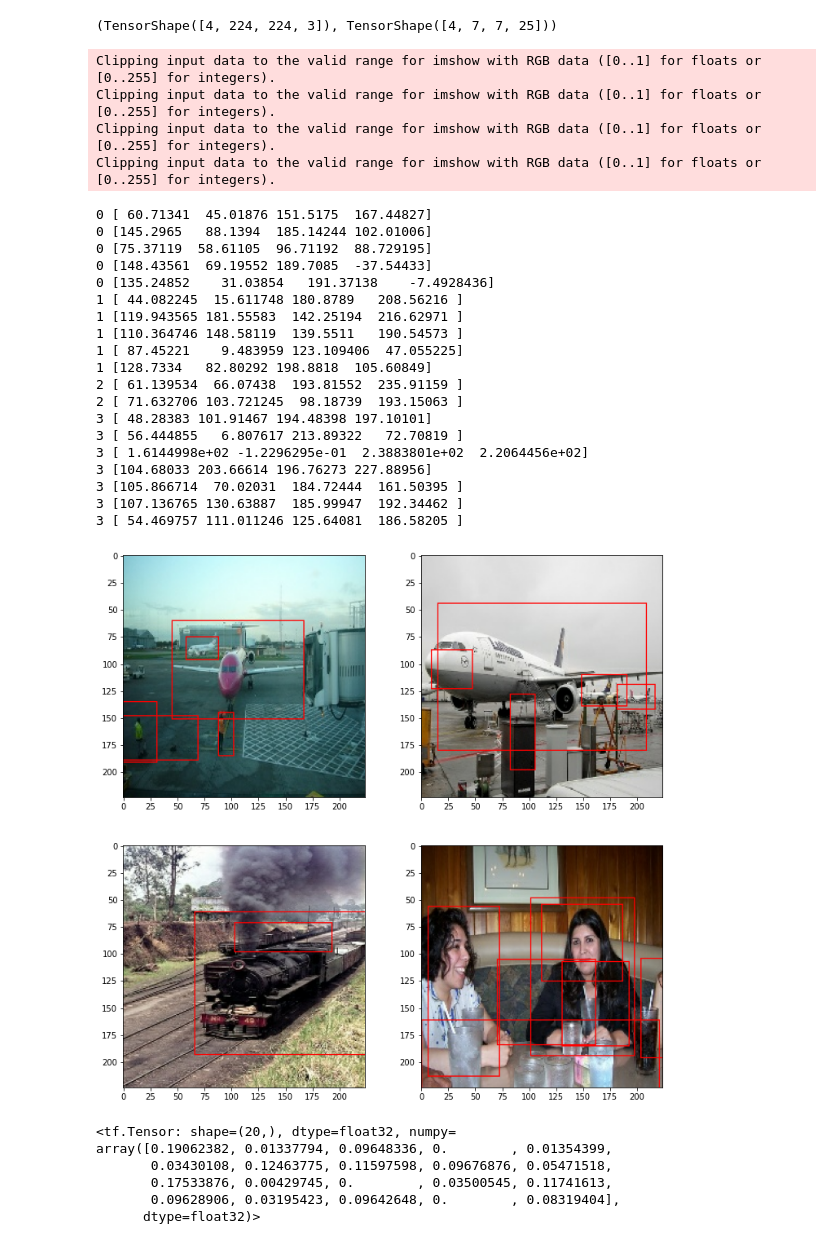
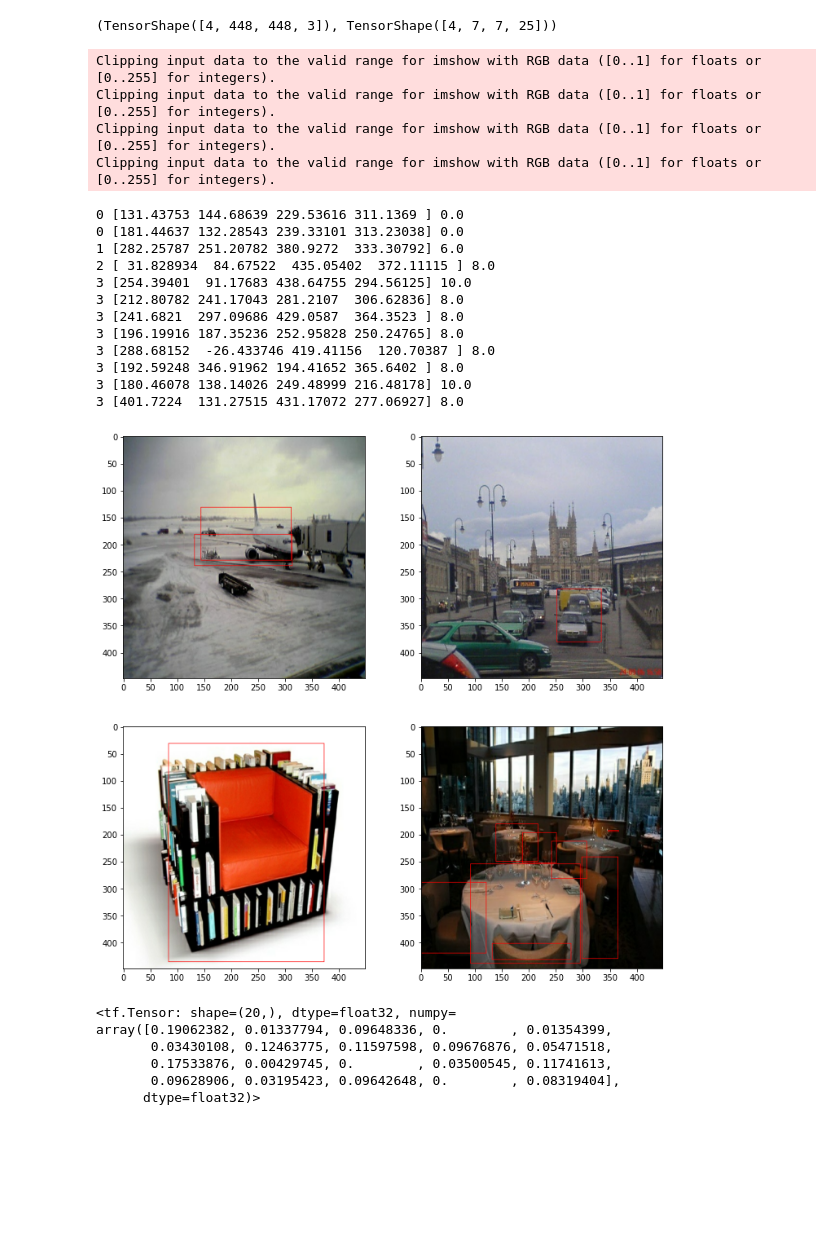
Before and after one commit to kwjinwoo/YOLOv1_Tensorflow2, a Jupyter notebook: test.ipynb, the cells around one changed output. Drawn from its saved outputs; the diff is of its cells as text; code cells hidden in the pictures; blank space fills up the shorter version.

```diff
--- a/test.ipynb
+++ b/test.ipynb
@@ -9,5 +9,5 @@ from utils import data_utils
 from models import network
 # %%
-model = network.build_model()
-model.load_weights('./ckpt/detector')
+model = network.build_model((448, 448, 3))
+model.load_weights('./ckpt/yolo')
 decoder = network.OutputDecoder(score_threshold=0.2)
@@ -15,52 +17,45 @@ decoder = network.OutputDecoder(score_threshold=0.2)
 inputs = model.input
 out = decoder(model.output)
 final_model = keras.models.Model(inputs, out)
+# %%
+train_ds, val_ds = DatasetLoader('./dataset/train_PASCAL2007.tfrecord', './dataset/val_PASCAL2007.tfrecord', 448, 7, 20).get_dataset(4)
 # %%
-val_ds = data_utils.get_val_dataset(batch_size=4)
-train_ds = data_utils.get_train_dataset(batch_size=4)
-for i in train_ds.take(2):
+for i in val_ds.take(4):
     sample = i
 sample[0].shape, sample[1].shape
 # %% [output]
-(TensorShape([4, 224, 224, 3]), TensorShape([4, 7, 7, 25]))
+(TensorShape([4, 448, 448, 3]), TensorShape([4, 7, 7, 25]))
 # %%
 valid_num, nms_boxes, nms_scores, nmsed_classes = final_model.predict(sample[0])
 # %%
 plt.figure(figsize=(12, 12))
 for i in range(4):
-    image = (sample[0][i].numpy() + 1) / 2
-    for box in nms_boxes[i][:valid_num[i]]:
-        print(i, box)
+    image = (sample[0][i].numpy())
+    for box, name in zip(nms_boxes[i][:valid_num[i]], nmsed_classes[i][:valid_num[i]]):
+        print(i, box, name)
         pt1 = (int(box[1]), int(box[0]))
         pt2 = (int(box[3]), int(box[2]))
         image = cv2.rectangle(image, pt1, pt2, (255, 0, 0), 1)
     plt.subplot(2, 2, i + 1)
     plt.imshow(image)
 # %% [output]
 Clipping input data to the valid range for imshow with RGB data ([0..1] for floats or [0..255] for integers).
 Clipping input data to the valid range for imshow with RGB data ([0..1] for floats or [0..255] for integers).
 Clipping input data to the valid range for imshow with RGB data ([0..1] for floats or [0..255] for integers).
 Clipping input data to the valid range for imshow with RGB data ([0..1] for floats or [0..255] for integers).
-0 [ 60.71341  45.01876 151.5175  167.44827]
-0 [145.2965   88.1394  185.14244 102.01006]
-0 [75.37119  58.61105  96.71192  88.729195]
-0 [148.43561  69.19552 189.7085  -37.54433]
-0 [135.24852    31.03854   191.37138    -7.4928436]
-1 [ 44.082245  15.611748 180.8789   208.56216 ]
-1 [119.943565 181.55583  142.25194  216.62971 ]
-1 [110.364746 148.58119  139.5511   190.54573 ]
-1 [ 87.45221    9.483959 123.109406  47.055225]
-1 [128.7334   82.80292 198.8818  105.60849]
-2 [ 61.139534  66.07438  193.81552  235.91159 ]
-2 [ 71.632706 103.721245  98.18739  193.15063 ]
-3 [ 48.28383 101.91467 194.48398 197.10101]
-3 [ 56.444855   6.807617 213.89322   72.70819 ]
-3 [ 1.6144998e+02 -1.2296295e-01  2.3883801e+02  2.2064456e+02]
-3 [104.68033 203.66614 196.76273 227.88956]
-3 [105.866714  70.02031  184.72444  161.50395 ]
-3 [107.136765 130.63887  185.99947  192.34462 ]
-3 [ 54.469757 111.011246 125.64081  186.58205 ]
+0 [131.43753 144.68639 229.53616 311.1369 ] 0.0
+0 [181.44637 132.28543 239.33101 313.23038] 0.0
+1 [282.25787 251.20782 380.9272  333.30792] 6.0
+2 [ 31.828934  84.67522  435.05402  372.11115 ] 8.0
+3 [254.39401  91.17683 438.64755 294.56125] 10.0
+3 [212.80782 241.17043 281.2107  306.62836] 8.0
+3 [241.6821  297.09686 429.0587  364.3523 ] 8.0
+3 [196.19916 187.35236 252.95828 250.24765] 8.0
+3 [288.68152  -26.433746 419.41156  120.70387 ] 8.0
+3 [192.59248 346.91962 194.41652 365.6402 ] 8.0
+3 [180.46078 138.14026 249.48999 216.48178] 10.0
+3 [401.7224  131.27515 431.17072 277.06927] 8.0
-[figure, old version]
+[figure, new version]
 # %%
 pred = model.predict(sample[0])
 # %%
```
Also changed, not shown: parts of 2 cells of this notebook, 2 other files.
